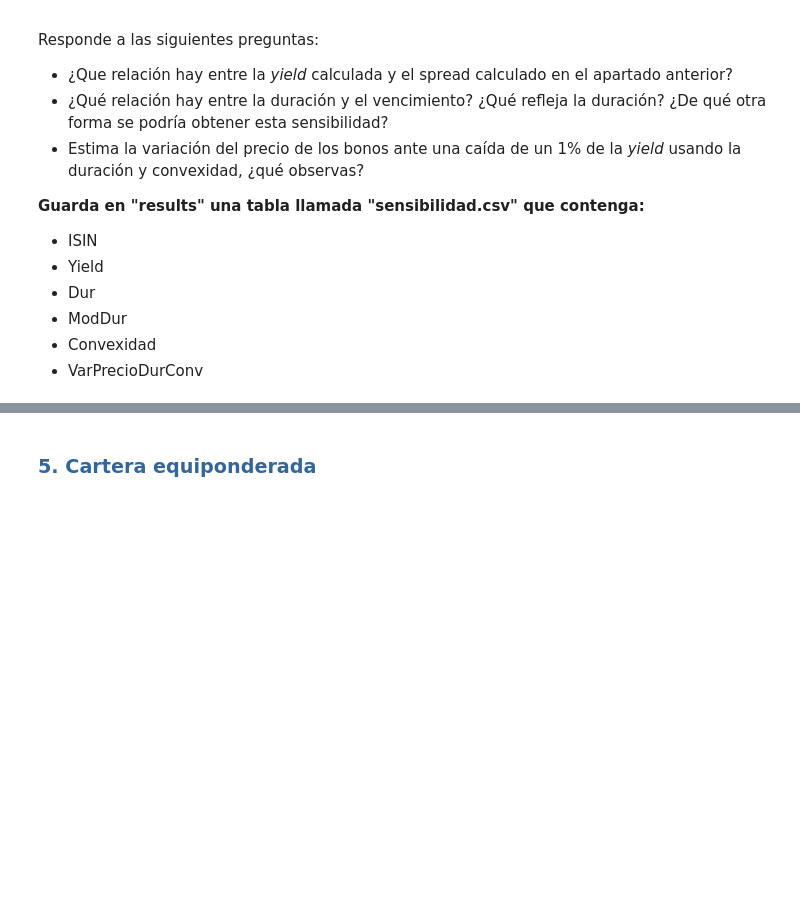
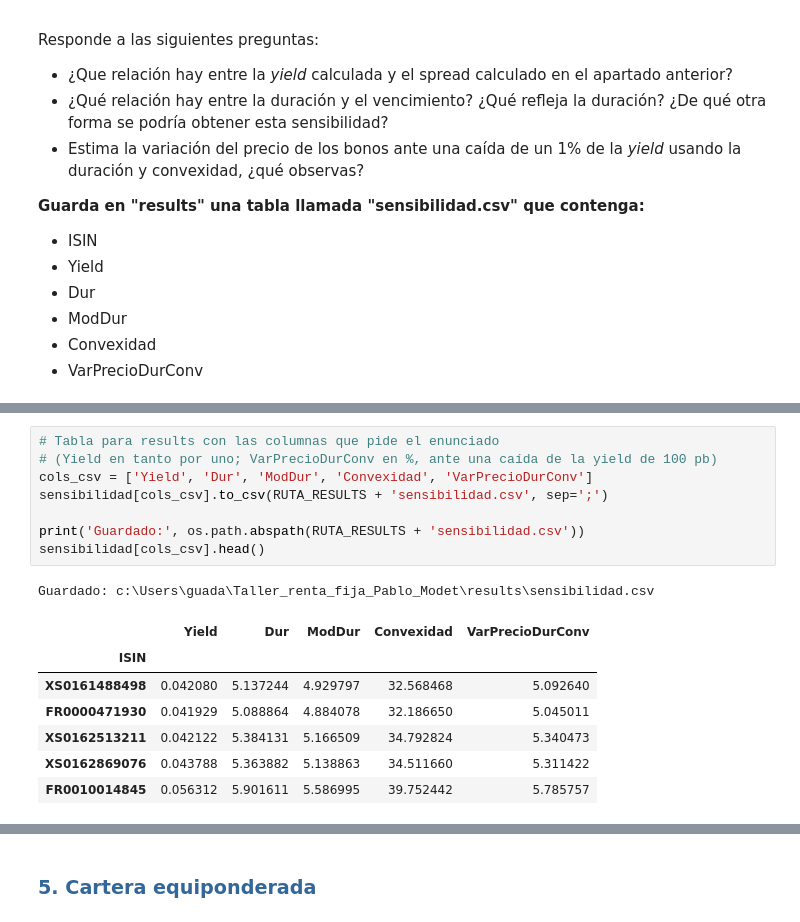
Before and after one commit to modetpablo-dot/Taller_renta_fija_Pablo_Modet, a Jupyter notebook: src/analisis_cartera.ipynb, the cells around one changed output, grey strips where cells are left out. Drawn from its saved outputs; the diff is of its cells as text; blank space fills up the shorter version.

```diff
--- a/src/analisis_cartera.ipynb
+++ b/src/analisis_cartera.ipynb
@@ -1233,0 +1299,17 @@ Responde a las siguientes preguntas:
+# %%
+# Tabla para results con las columnas que pide el enunciado
+# (Yield en tanto por uno; VarPrecioDurConv en %, ante una caída de la yield de 100 pb)
+cols_csv = ['Yield', 'Dur', 'ModDur', 'Convexidad', 'VarPrecioDurConv']
+sensibilidad[cols_csv].to_csv(RUTA_RESULTS + 'sensibilidad.csv', sep=';')
+
+print('Guardado:', os.path.abspath(RUTA_RESULTS + 'sensibilidad.csv'))
+sensibilidad[cols_csv].head()
+# %% [output]
+Guardado: c:\Users\guada\Taller_renta_fija_Pablo_Modet\results\sensibilidad.csv
+|  | Yield | Dur | ModDur | Convexidad | VarPrecioDurConv |
+| ISIN |  |  |  |  |  |
+| XS0161488498 | 0.042080 | 5.137244 | 4.929797 | 32.568468 | 5.092640 |
+| FR0000471930 | 0.041929 | 5.088864 | 4.884078 | 32.186650 | 5.045011 |
+| XS0162513211 | 0.042122 | 5.384131 | 5.166509 | 34.792824 | 5.340473 |
+| XS0162869076 | 0.043788 | 5.363882 | 5.138863 | 34.511660 | 5.311422 |
+| FR0010014845 | 0.056312 | 5.901611 | 5.586995 | 39.752442 | 5.785757 |
```
Also changed, not shown: parts of 12 cells of this notebook, 2 other files.
